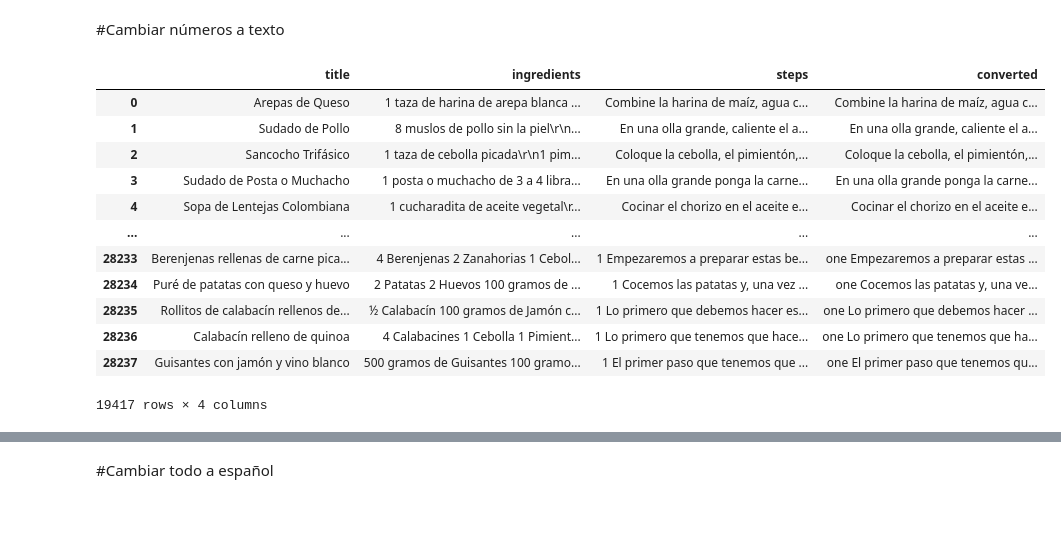
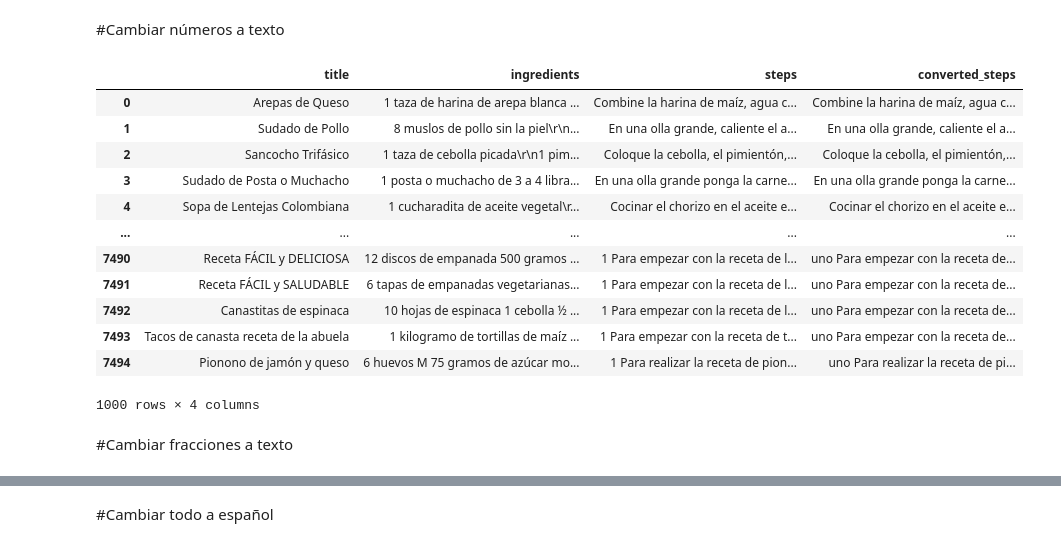
Before and after one commit to jmcaussade/Analitica_textual_con_ML_PF, a Jupyter notebook: Proyecto_Final_Dataset2.ipynb, the cells around one changed output, grey strips where cells are left out. Drawn from its saved outputs; the diff is of its cells as text; code cells hidden in the pictures; blank space fills up the shorter version.

```diff
--- a/Proyecto_Final_Dataset2.ipynb
+++ b/Proyecto_Final_Dataset2.ipynb
@@ -154,13 +156,8 @@ df.shape[0]
 # %%
-# Import the inflect library
-import inflect
-import pandas as pd
+from num2words import num2words  # Ensure this is installed: pip install num2words
 
-# Initialize the inflect engine
-p = inflect.engine()
-
-# Function to convert numbers to words in a text
-def convert_number(text):
+# Function to convert numbers to words in Spanish
+def convert_number_to_spanish(text):
     if not isinstance(text, str):
         return text  # Return original value if not a string
 
@@ -170,9 +167,9 @@ def convert_number(text):
     new_string = []
 
     for word in temp_str:
-        # If word is a digit, convert the digit to words
+        # If word is a digit, convert the digit to words in Spanish
         if word.isdigit():
-            temp = p.number_to_words(word)
+            temp = num2words(int(word), lang='es')
             new_string.append(temp)
         else:
             # Append the word as it is
@@ -181,22 +178,23 @@ def convert_number(text):
     # Join the words in new_string to form a single string
     return ' '.join(new_string)
 
-
 # Apply the function to the 'steps' column
-df['converted'] = df['steps'].apply(convert_number)
+df['converted_steps'] = df['steps'].apply(convert_number_to_spanish)
 # %%
-df
+df.head(1000)
 # %% [output]
-|  | title | ingredients | steps | converted |
+|  | title | ingredients | steps | converted_steps |
 | 0 | Arepas de Queso | 1 taza de harina de arepa blanca ... | Combine la harina de maíz, agua c... | Combine la harina de maíz, agua c... |
 | 1 | Sudado de Pollo | 8 muslos de pollo sin la piel\r\n... | En una olla grande, caliente el a... | En una olla grande, caliente el a... |
 | 2 | Sancocho Trifásico | 1 taza de cebolla picada\r\n1 pim... | Coloque la cebolla, el pimientón,... | Coloque la cebolla, el pimientón,... |
 | 3 | Sudado de Posta o Muchacho | 1 posta o muchacho de 3 a 4 libra... | En una olla grande ponga la carne... | En una olla grande ponga la carne... |
 | 4 | Sopa de Lentejas Colombiana | 1 cucharadita de aceite vegetal\r... | Cocinar el chorizo en el aceite e... | Cocinar el chorizo en el aceite e... |
 | ... | ... | ... | ... | ... |
-| 28233 | Berenjenas rellenas de carne pica... | 4 Berenjenas 2 Zanahorias 1 Cebol... | 1 Empezaremos a preparar estas be... | one Empezaremos a preparar estas ... |
-| 28234 | Puré de patatas con queso y huevo | 2 Patatas 2 Huevos 100 gramos de ... | 1 Cocemos las patatas y, una vez ... | one Cocemos las patatas y, una ve... |
-| 28235 | Rollitos de calabacín rellenos de... | ½ Calabacín 100 gramos de Jamón c... | 1 Lo primero que debemos hacer es... | one Lo primero que debemos hacer ... |
-| 28236 | Calabacín relleno de quinoa | 4 Calabacines 1 Cebolla 1 Pimient... | 1 Lo primero que tenemos que hace... | one Lo primero que tenemos que ha... |
-| 28237 | Guisantes con jamón y vino blanco | 500 gramos de Guisantes 100 gramo... | 1 El primer paso que tenemos que ... | one El primer paso que tenemos qu... |
+| 7490 | Receta FÁCIL y DELICIOSA | 12 discos de empanada 500 gramos ... | 1 Para empezar con la receta de l... | uno Para empezar con la receta de... |
+| 7491 | Receta FÁCIL y SALUDABLE | 6 tapas de empanadas vegetarianas... | 1 Para empezar con la receta de l... | uno Para empezar con la receta de... |
+| 7492 | Canastitas de espinaca | 10 hojas de espinaca 1 cebolla ½ ... | 1 Para empezar con la receta de l... | uno Para empezar con la receta de... |
+| 7493 | Tacos de canasta receta de la abuela | 1 kilogramo de tortillas de maíz ... | 1 Para empezar con la receta de t... | uno Para empezar con la receta de... |
+| 7494 | Pionono de jamón y queso | 6 huevos M 75 gramos de azúcar mo... | 1 Para realizar la receta de pion... | uno Para realizar la receta de pi... |
-19417 rows × 4 columns
+1000 rows × 4 columns
+# %% [markdown]
+#Cambiar fracciones a texto
```
Also changed, not shown: parts of 4 cells of this notebook.
